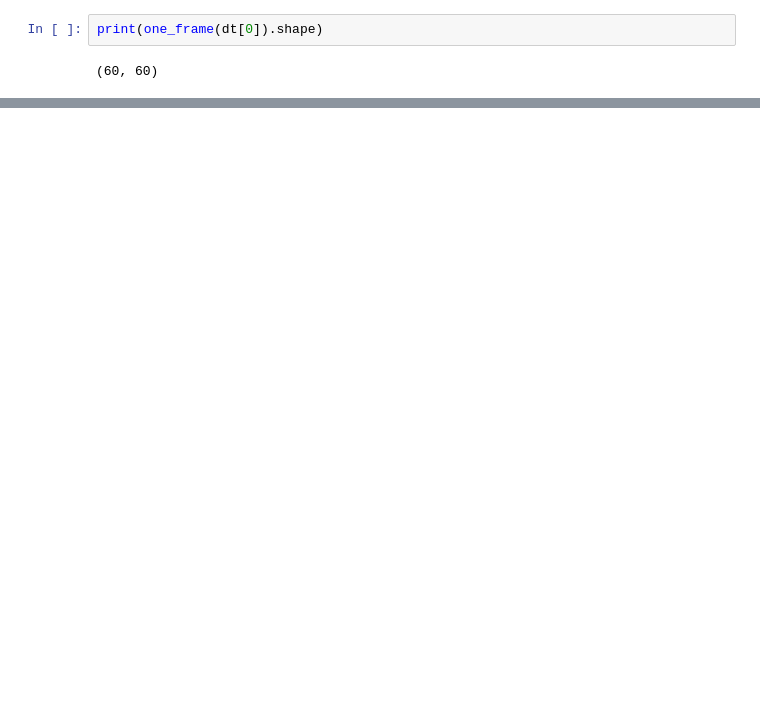
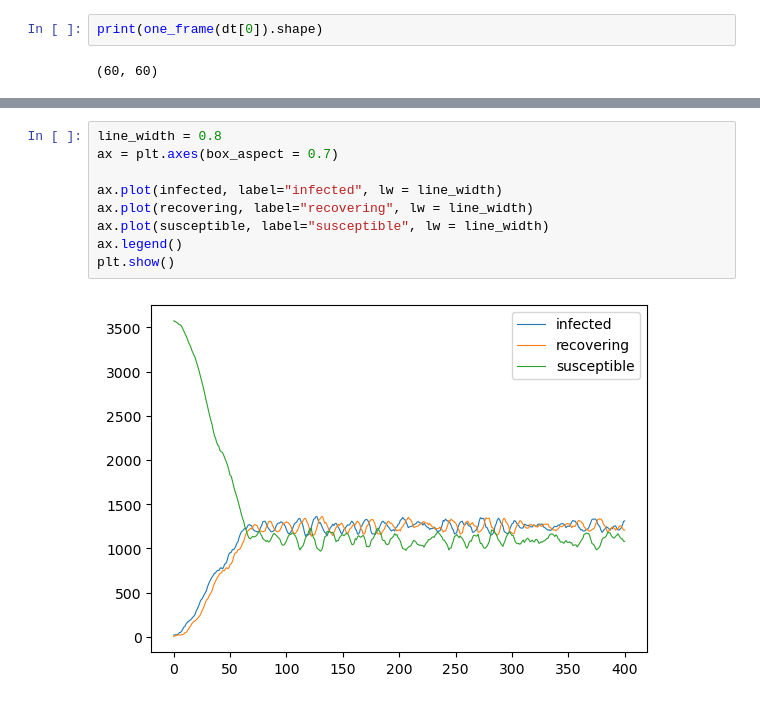
Before and after one commit to sdpmrya/IDC621-Term-paper-1, a Jupyter notebook: Plotting and analysis.ipynb, the cells around one changed output, grey strips where cells are left out. Cells and saved outputs as stored; diff of their text form; blank space fills up the shorter version.

```diff
--- a/Plotting and analysis.ipynb
+++ b/Plotting and analysis.ipynb
@@ -53,3 +70,14 @@ print(one_frame(dt[0]).shape)
+# %%
+line_width = 0.8
+ax = plt.axes(box_aspect = 0.7)
+
+ax.plot(infected, label="infected", lw = line_width)
+ax.plot(recovering, label="recovering", lw = line_width)
+ax.plot(susceptible, label="susceptible", lw = line_width)
+ax.legend()
+plt.show()
+# %% [output]
+[figure, added]
 # %%
 # Srujith's plotting animation method
 
```
Also changed, not shown: parts of 5 cells of this notebook, 5 other files.
